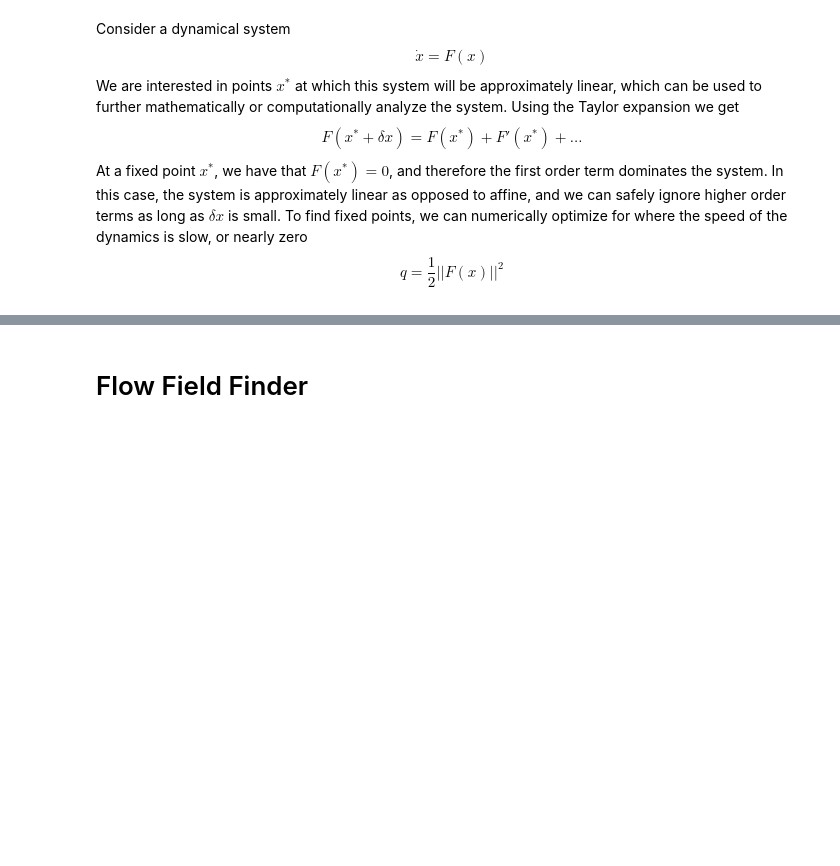
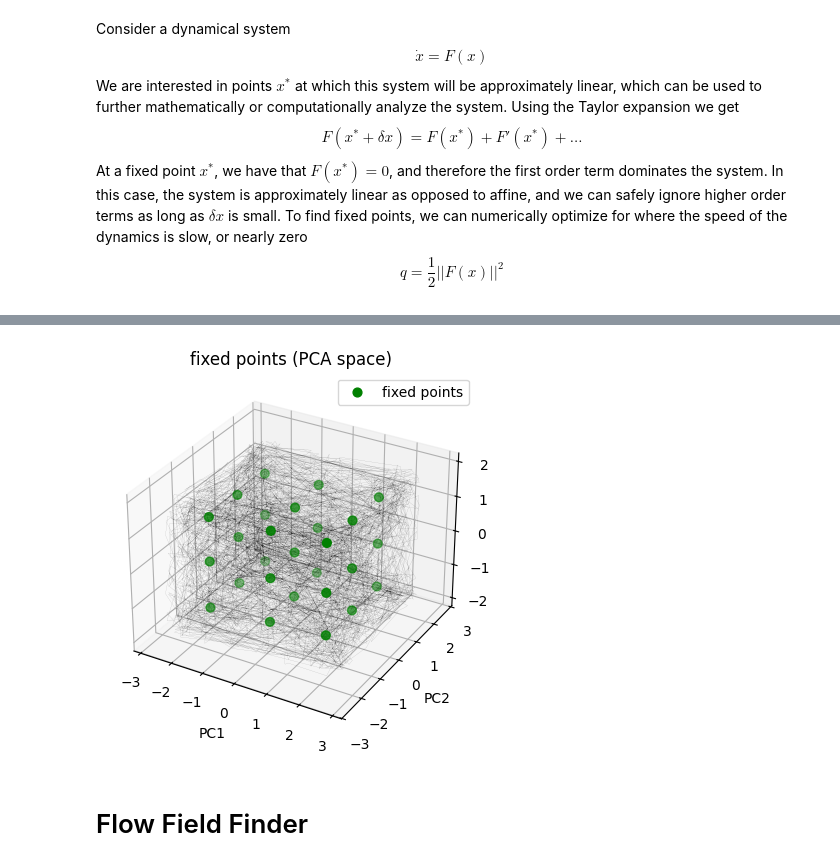
Before and after one commit to JohnLazzari/mRNNTorch, a Jupyter notebook: examples/analysis_leaky.ipynb, the cells around one changed output, grey strips where cells are left out. Cells and saved outputs as stored; diff of their text form; code cells hidden in the pictures; blank space fills up the shorter version.

```diff
--- a/examples/analysis_leaky.ipynb
+++ b/examples/analysis_leaky.ipynb
@@ -165,3 +194,27 @@ plt.show()
+# %%
+fig = plt.figure()
+ax = fig.add_subplot(projection='3d')
+# Project fixed points into the same PCA space used by the flow field
+# FlowFieldFinder uses an internal PCA fit on the provided trajectory
+
+# Right now xstar is the preactivation x, how does the preactivation and activation actually differ in this case?
+fp_states_h = model.rnn.activation(unique_fps.xstar)
+
+pca_h = PCA(n_components=3)
+fp_proj_h = pca.fit_transform(fp_states_h)
+h_proj_h = pca.transform(h_traj.reshape(-1, n_hidden))
+ax.scatter(fp_proj_h[:, 0], fp_proj_h[:, 1], fp_proj_h[:, 2], color="green", s=40, label="fixed points")
+ax.plot(h_proj_h[:, 0].T, h_proj_h[:, 1].T, h_proj_h[:, 2].T, color="black", alpha=0.75, linewidth=0.05)
+
+ax.set_title("fixed points (PCA space)")
+ax.set_xlabel("PC1")
+ax.set_ylabel("PC2")
+ax.legend()
+plt.show()
+
+# very similar to preactivation in this case
+# %% [output]
+[figure, added]
 # %% [markdown]
 # Flow Field Finder
 # %% [markdown]
```
Also changed, not shown: parts of 7 cells of this notebook, 6 other files.
